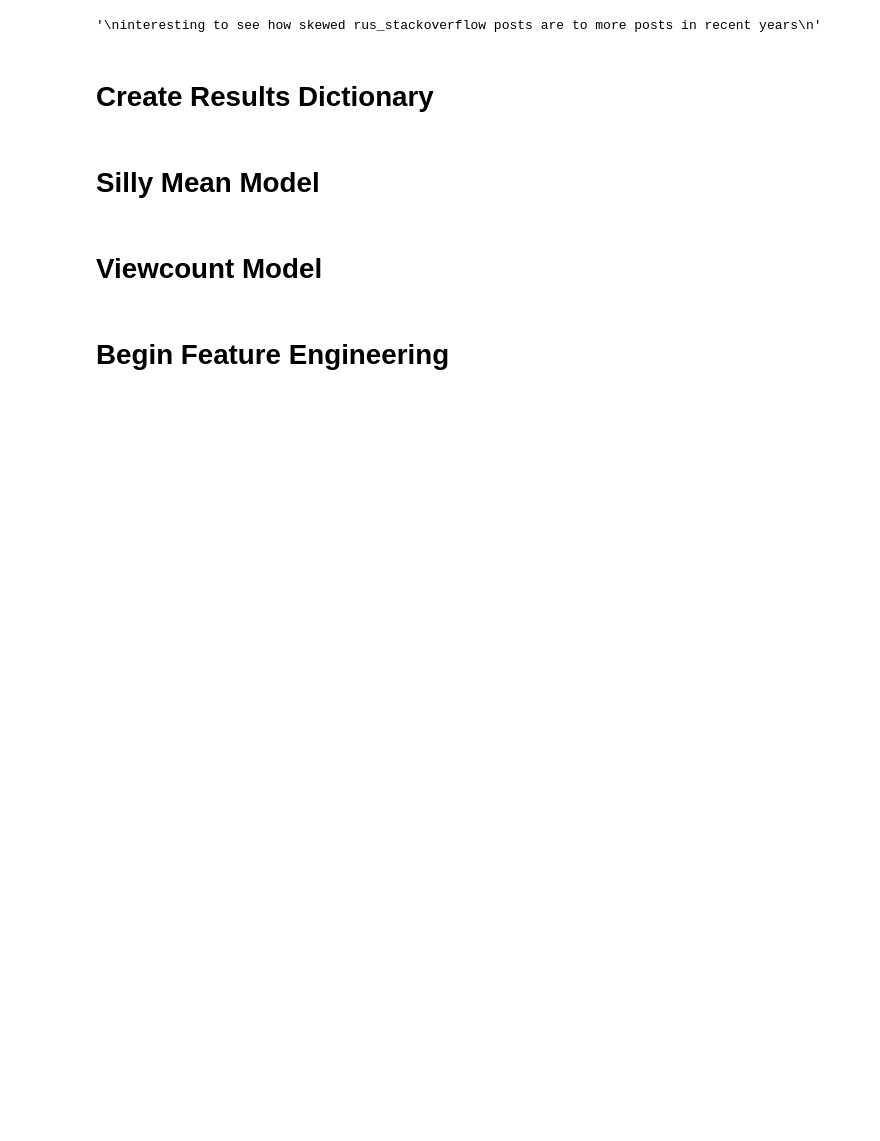
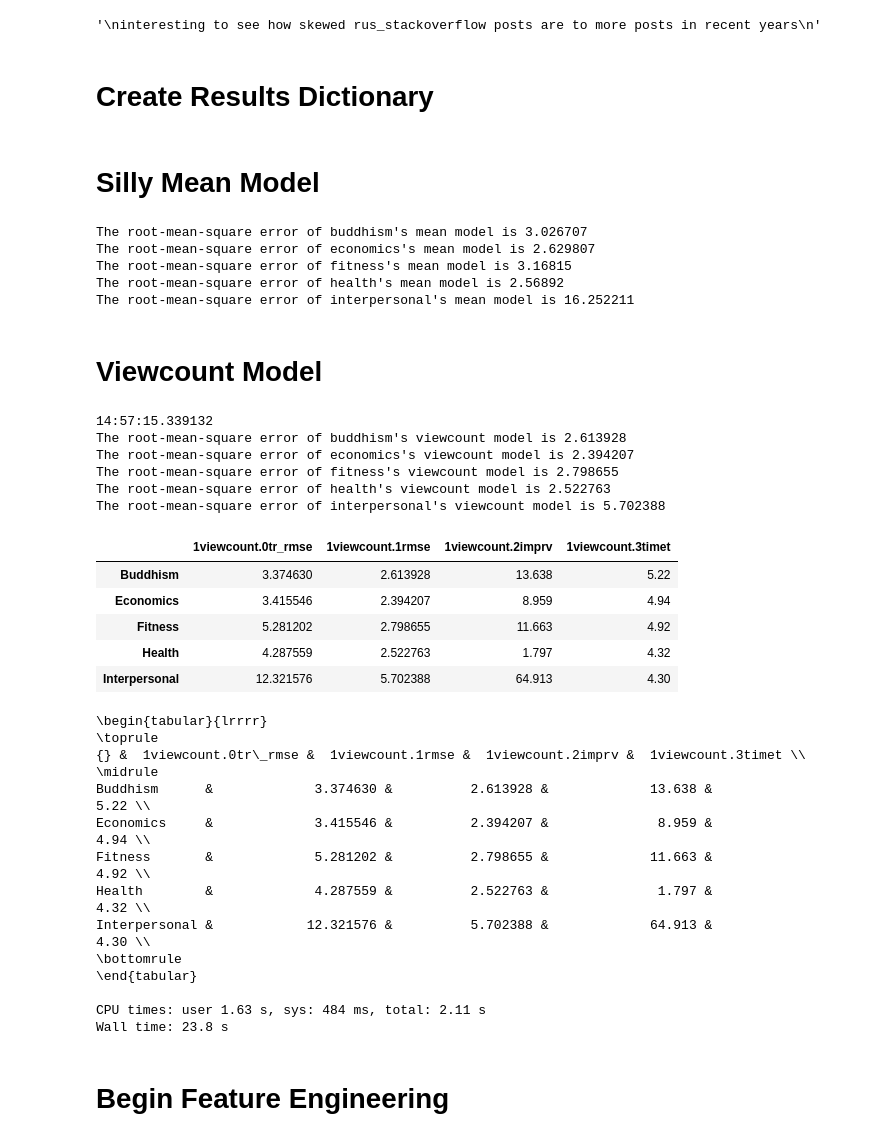
Before and after one commit to BCallumCarr/msc-lse-thesis, a Jupyter notebook: 01-python-code/00-workspace/old-resources/0-master-notebook-last-eda.ipynb, the cells around one changed output. Saved outputs shown, nothing was run; the diff lists cells and outputs as text; code cells hidden in the pictures; blank space fills up the shorter version.

```diff
--- a/01-python-code/00-workspace/0-master-notebook-last-eda.ipynb
+++ b/01-python-code/00-workspace/old-resources/0-master-notebook-last-eda.ipynb
@@ -185,13 +202,16 @@ def show_save_results(results, filename='final-results.csv'):
 # Silly Mean Model
 # %%
 from pyspark.sql.functions import array, lit, struct
+
+## choose target variable
+target = 'score'
 
 ## create mean dictionaries
 y_ravi_tr_means = {}
 
 ## calculate the mean of each forum, using ONLY training set
 for i in data_array:
-    y_ravi_tr_means[i] = train[i].select('y_ravi').rdd.flatMap(lambda x: x).mean()
+    y_ravi_tr_means[i] = train[i].select(target).rdd.flatMap(lambda x: x).mean()
 
 ## import rmse evaluator
 from pyspark.ml.evaluation import RegressionEvaluator
@@ -211,7 +231,7 @@ for i in data_array:
     test[i] = test[i].withColumn('mean_pred', lit(y_ravi_tr_means[i]))
 
     ## evaluate silly mean model, on both training and testing set
-    evaluator = RegressionEvaluator(metricName="rmse", labelCol="y_ravi", predictionCol="mean_pred")
+    evaluator = RegressionEvaluator(metricName='rmse', labelCol=target, predictionCol='mean_pred')
     tr_rmse[i] = round( evaluator.evaluate(train[i]), 6)
     base[i] = round( evaluator.evaluate(test[i]), 6)
 
@@ -222,11 +242,17 @@ for i in data_array:
 
     ## store as dictionary inside RESULTS dictionary, initiating dataset name entries first
     RESULTS[i.title()]['0silly_mean.0tr_rmse'] = tr_rmse[i]
-    RESULTS[i.title()]['0silly_mean.1te_rmse'] = base[i]
+    RESULTS[i.title()]['0silly_mean.1rmse'] = base[i]
     RESULTS[i.title()]['0silly_mean.2timet'] = timet
 
 ## record results
-show_save_results(RESULTS)
+#show_save_results(RESULTS)
+# %% [output]
+The root-mean-square error of buddhism's mean model is 3.026707
+The root-mean-square error of economics's mean model is 2.629807
+The root-mean-square error of fitness's mean model is 3.16815
+The root-mean-square error of health's mean model is 2.56892
+The root-mean-square error of interpersonal's mean model is 16.252211
 # %% [markdown]
 # Viewcount Model
 # %%
@@ -242,7 +268,7 @@ from pyspark.ml.feature import CountVectorizer, StandardScaler, VectorAssembler,
 ########################
 
 ## define features to predict on
-target = 'y_ravi'
+target = 'score'
 numic_variables = ['viewcount']
 datet_variables = ['clean_date']
 
@@ -270,9 +296,9 @@ from pyspark.ml.evaluation import RegressionEvaluator
 lr = LinearRegression(#maxIter=100, # this doesn't change anything
                       #regParam=0.3, # using regularisation parameter here useless since there is one feature
                       #elasticNetParam=0.8,
-                      featuresCol="features",
+                      featuresCol='features',
                       labelCol=target,
-                      predictionCol="viewcount_pred")
+                      predictionCol='viewcount_pred')
 
 ## make final pipeline
 final_pipeline = Pipeline(stages=[process_pipeline, lr])
@@ -287,40 +313,67 @@ paramGrid = ParamGridBuilder() \
     .build()
 
 ## set up rmse evaluator
-evaluator = RegressionEvaluator(metricName="rmse", labelCol="y_ravi", predictionCol="viewcount_pred")
+evaluator = RegressionEvaluator(metricName='rmse', labelCol=target, predictionCol='viewcount_pred')
 
 ## set up cross validation for parameter tuning
 crossval = CrossValidator(estimator=final_pipeline,
                           estimatorParamMaps=paramGrid,
                           evaluator=evaluator,
                           numFolds=2)
 
 ## modelling
 for i in data_array:
 
     ## initial variable for timing
     t0 = time.time()
 
     ## fitting on train and predicting on train/test
     tr_rmse = round( evaluator.evaluate(crossval.fit(train[i]).transform(train[i])), 6)
     rmse = round( evaluator.evaluate(crossval.fit(train[i]).transform(test[i])), 6)
 
     print(f"The root-mean-square error of \033[94m{i}'s\033[0m\033[92m viewcount\033[0m model is {rmse}")
 
     ## calculate improvement over median baseline
     impr = round( (rmse/base[i] - 1)*-100, 3 )
 
     ## record time taken
     timet = round( time.time() - t0, 2 )
 
     ## store as dictionary inside RESULTS dictionary
     RESULTS[i.title()]['1viewcount.0tr_rmse'] = tr_rmse
     RESULTS[i.title()]['1viewcount.1rmse'] = rmse
     RESULTS[i.title()]['1viewcount.2imprv'] = impr
     RESULTS[i.title()]['1viewcount.3timet'] = timet
 
 ## record results
 show_save_results(RESULTS)
+# %% [output]
+14:57:15.339132
+The root-mean-square error of buddhism's viewcount model is 2.613928
+The root-mean-square error of economics's viewcount model is 2.394207
+The root-mean-square error of fitness's viewcount model is 2.798655
+The root-mean-square error of health's viewcount model is 2.522763
+The root-mean-square error of interpersonal's viewcount model is 5.702388
+|  | 1viewcount.0tr_rmse | 1viewcount.1rmse | 1viewcount.2imprv | 1viewcount.3timet |
+| Buddhism | 3.374630 | 2.613928 | 13.638 | 5.22 |
+| Economics | 3.415546 | 2.394207 | 8.959 | 4.94 |
+| Fitness | 5.281202 | 2.798655 | 11.663 | 4.92 |
+| Health | 4.287559 | 2.522763 | 1.797 | 4.32 |
+| Interpersonal | 12.321576 | 5.702388 | 64.913 | 4.30 |
+\begin{tabular}{lrrrr}
+\toprule
+{} &  1viewcount.0tr\_rmse &  1viewcount.1rmse &  1viewcount.2imprv &  1viewcount.3timet \\
+\midrule
+Buddhism      &             3.374630 &          2.613928 &             13.638 &               5.22 \\
+Economics     &             3.415546 &          2.394207 &              8.959 &               4.94 \\
+Fitness       &             5.281202 &          2.798655 &             11.663 &               4.92 \\
+Health        &             4.287559 &          2.522763 &              1.797 &               4.32 \\
+Interpersonal &            12.321576 &          5.702388 &             64.913 &               4.30 \\
+\bottomrule
+\end{tabular}
+
+CPU times: user 1.63 s, sys: 484 ms, total: 2.11 s
+Wall time: 23.8 s
 # %%
 '''
 Interesting that there are different improvements of viewcount over mean-only prediciton
```
Also changed, not shown: parts of 12 cells of this notebook, 23 other files.
